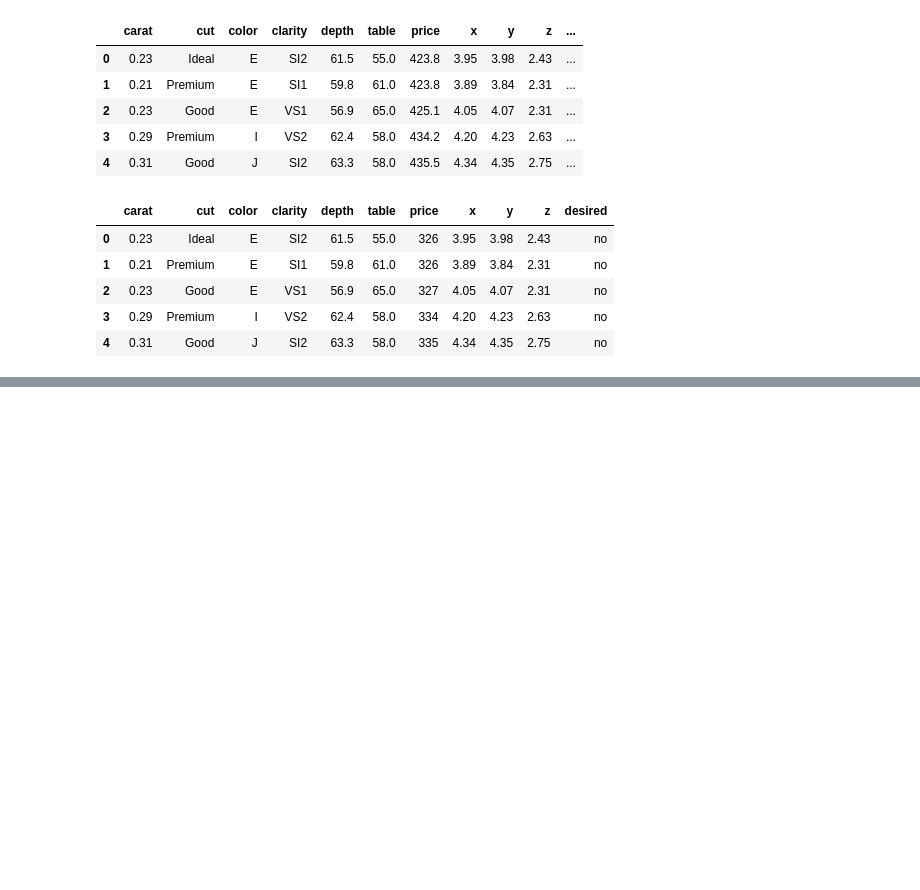
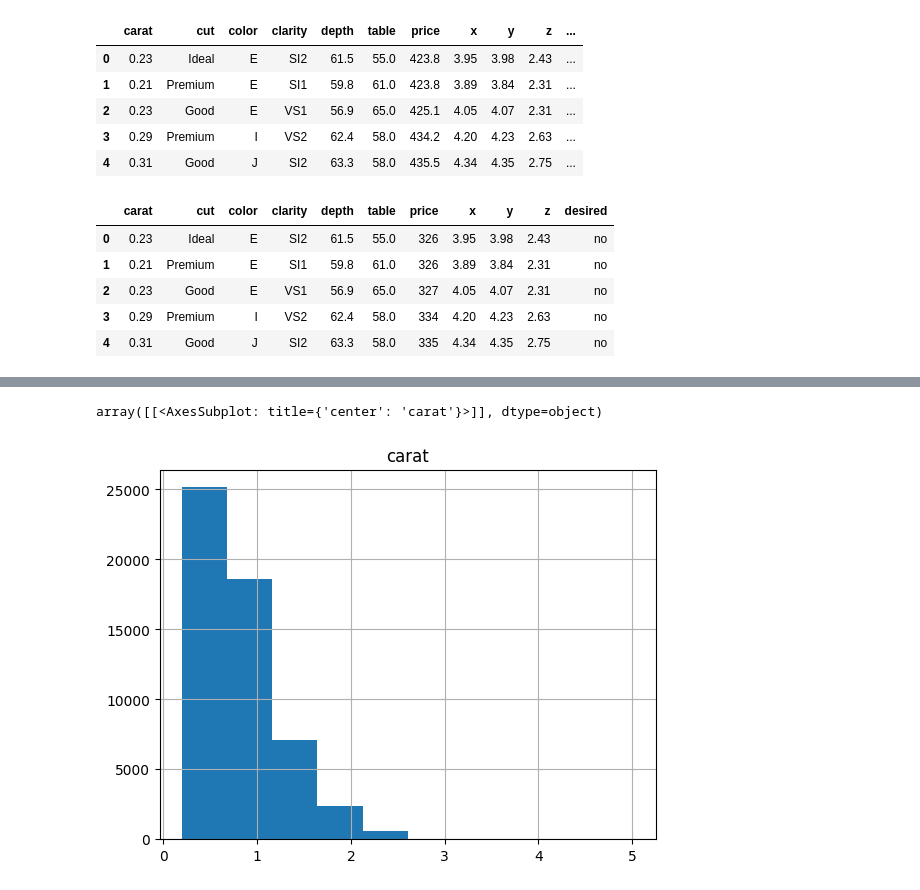
Before and after one commit to eo1989/mkt_stats_notes, a Jupyter notebook: interactive_data_viz.ipynb, the cells around one changed output, grey strips where cells are left out. Drawn from its saved outputs; the diff is of its cells as text; code cells hidden in the pictures; blank space fills up the shorter version.

Commit message:
interactive_exercises ch1

```diff
--- a/interactive_data_viz.ipynb
+++ b/interactive_data_viz.ipynb
@@ -204,0 +233,21 @@ diamonds_df['price_per_carat'] = diamonds_df['price'] / diamonds_df['carat']
+# %%
+# ch1 exercise 7
+
+df_diamonds = diamonds.drop(columns=[
+    'desired', 'price_per_carat', 'price_per_carat_high', 'rounded_price',
+    'rounded_price_to_100multiple'
+])
+# df_diamonds.to_csv('diamonds_modified.csv')
+# df_diamonds = diamonds
+# df_diamonds.to_csv('diamonds_modified.csv')
+# print(df_diamonds.head())
+
+# add a param index=False to exclude the row numbers
+
+df_diamonds.to_csv('diamonds_modified.csv', index=False)
+# %%
+# ch1 exercise 8
+df_diamonds.hist(column='carat')
+# %% [output]
+array([[<AxesSubplot: title={'center': 'carat'}>]], dtype=object)
+[figure, added]
```
Also changed, not shown: parts of 36 cells of this notebook, 1 other file.
